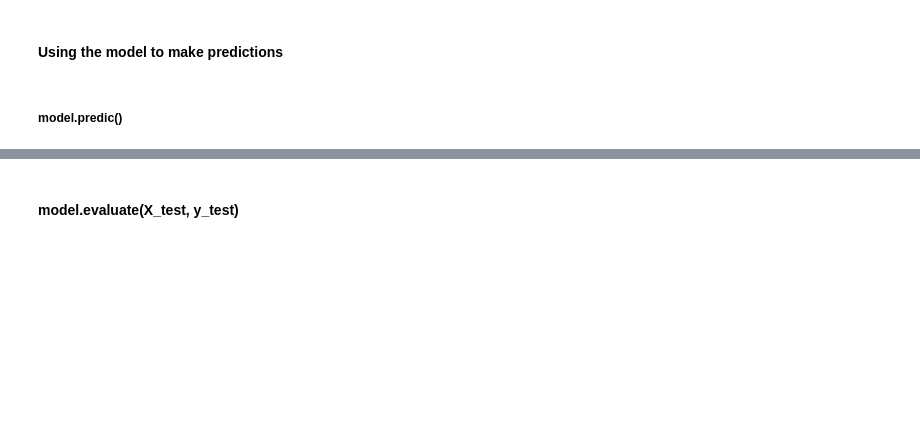
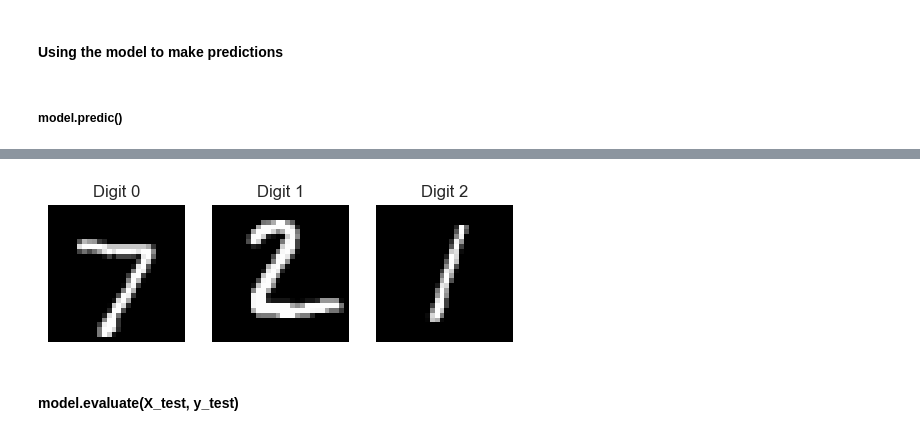
Before and after one commit to LKOBUI/neural_analysis, a Jupyter notebook: ProjectOnNural/Keras_Project/DigitMinst/Digit_Minst_completed.ipynb, the cells around one changed output, grey strips where cells are left out. Drawn from its saved outputs; the diff is of its cells as text; code cells hidden in the pictures; blank space fills up the shorter version.

```diff
--- a/ProjectOnNural/Keras_Project/DigitMinst/Digit_Minst_completed.ipynb
+++ b/ProjectOnNural/Keras_Project/DigitMinst/Digit_Minst_completed.ipynb
@@ -554,4 +554,14 @@ print(f'Predicted output should be Y_new: \n{Y_TEST_new}')
 df = pd.DataFrame(y_proba[1:,:], columns=y_proba[0,:].astype(int))
 print(f'Predicted probabilities for first {len(Y_TEST_new)} samples:')
 print(df.round(2))
+
+plt.figure(figsize=(6,2))
+
+for i in range(3):
+    plt.subplot(1, 3, i+1)
+    plt.imshow(X_new[i].reshape(28, 28), cmap='gray')
+    plt.title(f"Digit {i}")
+    plt.axis('off')
+
+plt.show()
 # %% [output]
@@ -559,10 +569,11 @@ print(df.round(2))
 Predicted output should be Y_new:
 [7 2 1]
 Predicted probabilities for first 3 samples:
      0    1    2    3    4    5    6    7    8    9
 0  0.0  0.0  0.0  0.0  0.0  0.0  0.0  1.0  0.0  0.0
 1  0.0  0.0  1.0  0.0  0.0  0.0  0.0  0.0  0.0  0.0
 2  0.0  1.0  0.0  0.0  0.0  0.0  0.0  0.0  0.0  0.0
+[figure, added]
 # %% [markdown]
 #### model.evaluate(X_test, y_test)
 # %%
```
Also changed, not shown: parts of 1 cell of this notebook, 1 other file.
